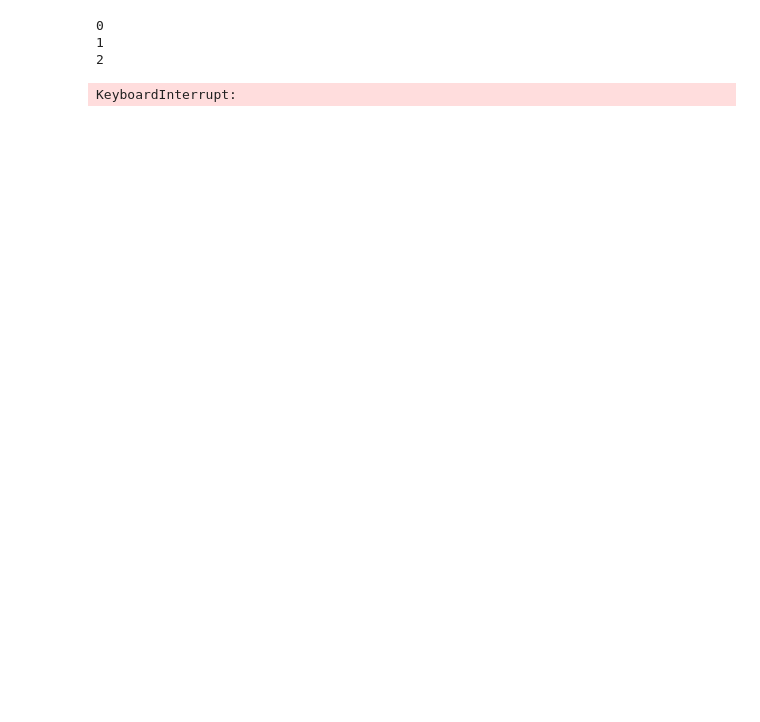
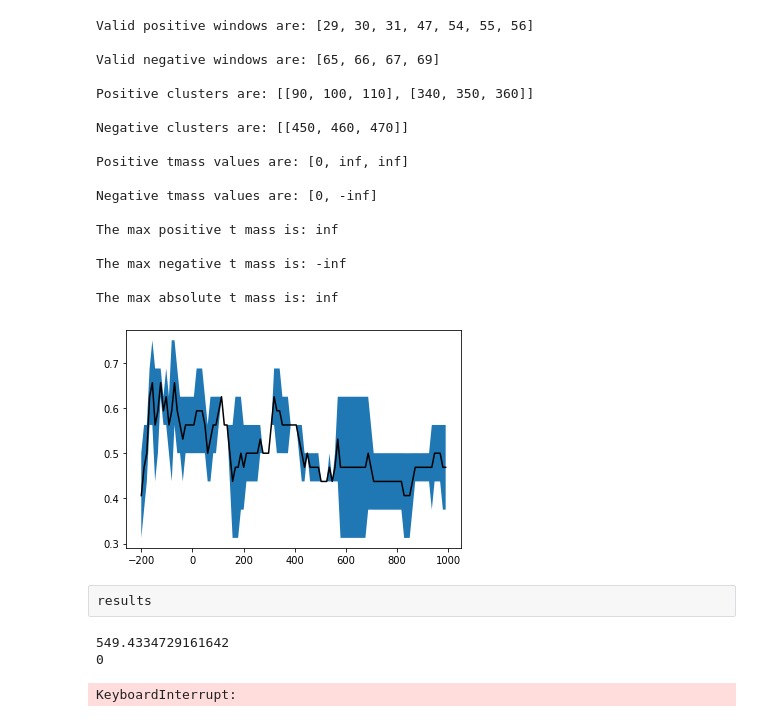
Before and after one commit to simpleParadox/jwlab_eeg, a Jupyter notebook: classification/notebooks/cluster_analysis_perm.ipynb, the cells around one changed output. Saved outputs shown, nothing was run; the diff lists cells and outputs as text; code cells hidden in the pictures; blank space fills up the shorter version.

```diff
--- a/classification/notebooks/cluster_analysis_perm.ipynb
+++ b/classification/notebooks/cluster_analysis_perm.ipynb
@@ -40 +46,24 @@ NameError: name 'max_t_mass' is not defined
+# %%
+results = cluster_analysis_procedure(11, False, "average_trials_and_participants", [-200, 1000, [100], 10], [3, 15, 2])
+# %% [output]
+Valid positive windows are: [29, 30, 31, 47, 54, 55, 56]
+
+Valid negative windows are: [65, 66, 67, 69]
+
+Positive clusters are: [[90, 100, 110], [340, 350, 360]]
+
+Negative clusters are: [[450, 460, 470]]
+
+Positive tmass values are: [0, inf, inf]
+
+Negative tmass values are: [0, -inf]
+
+The max positive t mass is: inf
+
+The max negative t mass is: -inf
+
+The max absolute t mass is: inf
+[figure, added]
+# %% [raw]
+results
 # %%
@@ -85,14 +90,13 @@ itr = 50
 arrTmass = []
 
 for i in range(itr):
-    tmass = cluster_analysis_procedure(11, True, "permutation", [-200, 1000, [10], 10], [3, 3, 2])
+    tmass = cluster_analysis_procedure(11, True, "permutation", [-200, 1000, [10], 10], [3, 15, 20])
     arrTmass.append(round(tmass, 4))
     print(i)
 print(arrTmass)
 # %% [output]
+549.4334729161642
 0
-1
-2
 KeyboardInterrupt:
 # %%
 
```
Also changed, not shown: parts of 5 cells of this notebook, 2 other files.
